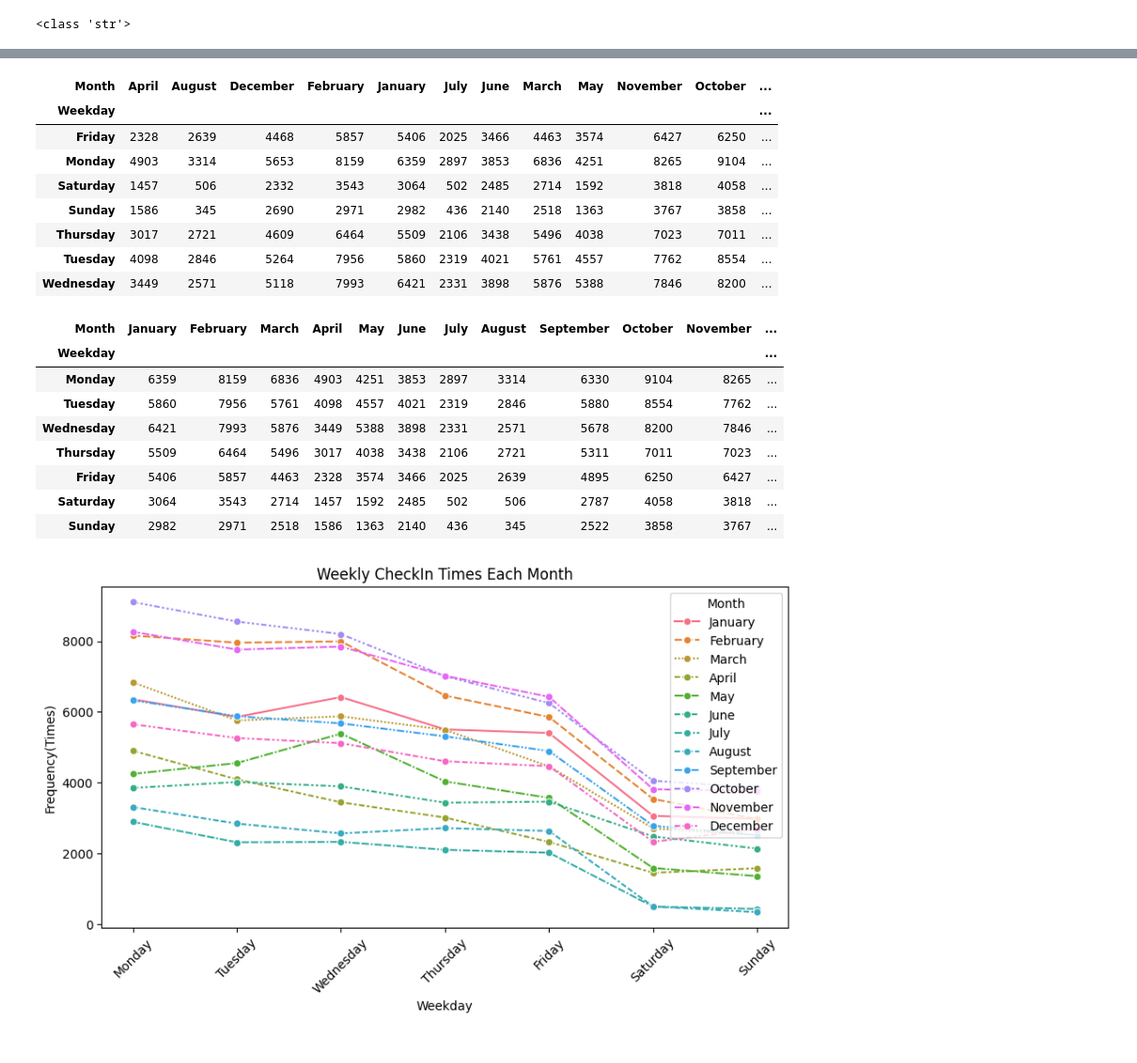
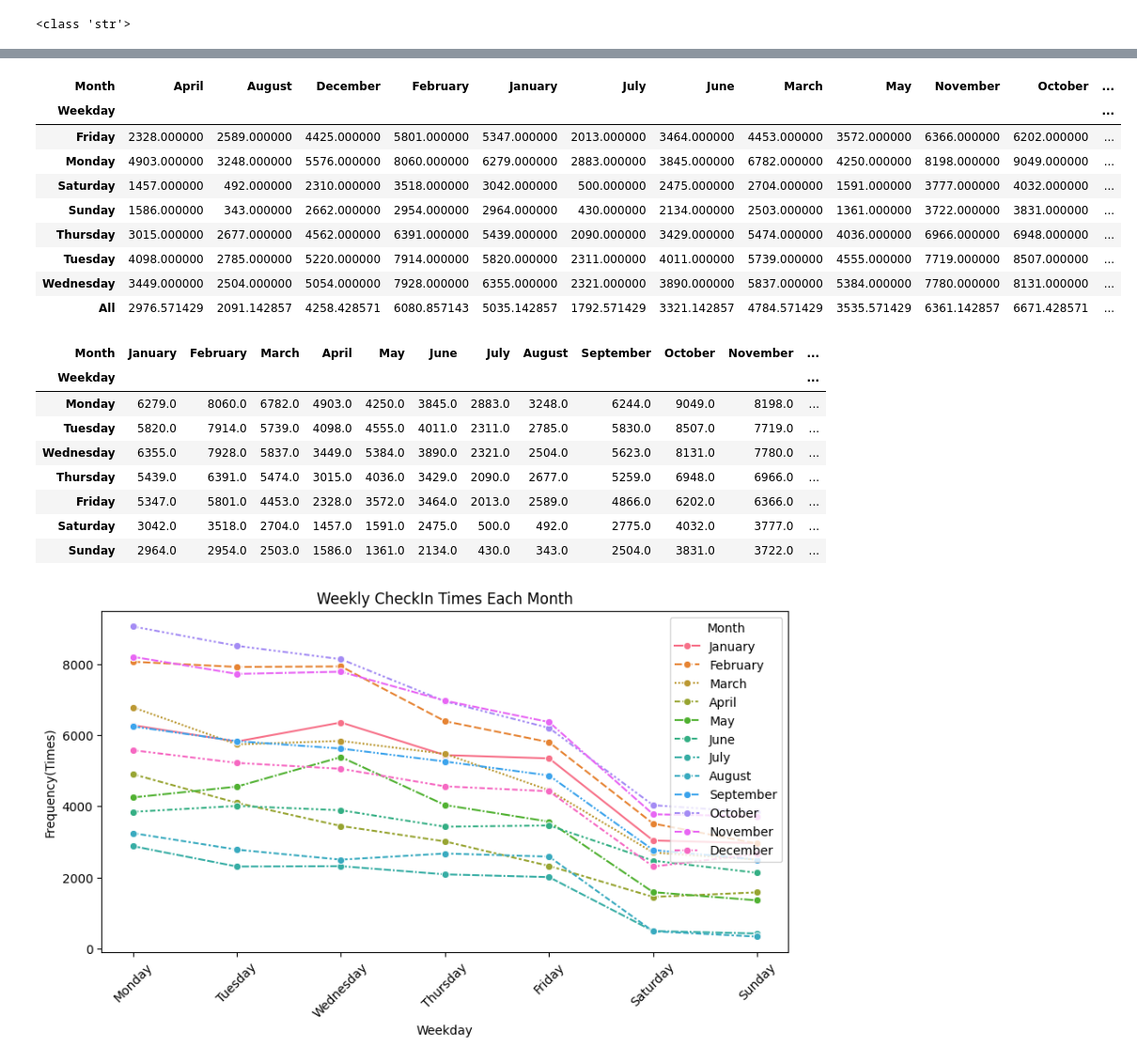
Before and after one commit to mingming2-alya/Business-Analyzing-with-ACLO, a Jupyter notebook: ACLO.ipynb, the cells around one changed output, grey strips where cells are left out. Shown at 94% size. Saved outputs shown, nothing was run; the diff lists cells and outputs as text; code cells hidden in the pictures.

```diff
--- a/ACLO.ipynb
+++ b/ACLO.ipynb
@@ -534,18 +536,19 @@ display(numWeekDay)
 84 rows × 3 columns
 # %%
 #Make weekday and month as the index and column of the table
-weekdayPivot = numWeekDay.pivot(index='Weekday', columns='Month', values='Frequency', fill_value = 0, margins = True)
+weekdayPivot = numWeekDay.pivot_table(index='Weekday', columns='Month', values='Frequency', fill_value = 0, margins = True)
 display(weekdayPivot)
 # %% [output]
 | Month | April | August | December | February | January | July | June | March | May | November | October | ... |
 | Weekday |  |  |  |  |  |  |  |  |  |  |  | ... |
-| Friday | 2328 | 2639 | 4468 | 5857 | 5406 | 2025 | 3466 | 4463 | 3574 | 6427 | 6250 | ... |
-| Monday | 4903 | 3314 | 5653 | 8159 | 6359 | 2897 | 3853 | 6836 | 4251 | 8265 | 9104 | ... |
-| Saturday | 1457 | 506 | 2332 | 3543 | 3064 | 502 | 2485 | 2714 | 1592 | 3818 | 4058 | ... |
-| Sunday | 1586 | 345 | 2690 | 2971 | 2982 | 436 | 2140 | 2518 | 1363 | 3767 | 3858 | ... |
-| Thursday | 3017 | 2721 | 4609 | 6464 | 5509 | 2106 | 3438 | 5496 | 4038 | 7023 | 7011 | ... |
-| Tuesday | 4098 | 2846 | 5264 | 7956 | 5860 | 2319 | 4021 | 5761 | 4557 | 7762 | 8554 | ... |
-| Wednesday | 3449 | 2571 | 5118 | 7993 | 6421 | 2331 | 3898 | 5876 | 5388 | 7846 | 8200 | ... |
+| Friday | 2328.000000 | 2589.000000 | 4425.000000 | 5801.000000 | 5347.000000 | 2013.000000 | 3464.000000 | 4453.000000 | 3572.000000 | 6366.000000 | 6202.000000 | ... |
+| Monday | 4903.000000 | 3248.000000 | 5576.000000 | 8060.000000 | 6279.000000 | 2883.000000 | 3845.000000 | 6782.000000 | 4250.000000 | 8198.000000 | 9049.000000 | ... |
+| Saturday | 1457.000000 | 492.000000 | 2310.000000 | 3518.000000 | 3042.000000 | 500.000000 | 2475.000000 | 2704.000000 | 1591.000000 | 3777.000000 | 4032.000000 | ... |
+| Sunday | 1586.000000 | 343.000000 | 2662.000000 | 2954.000000 | 2964.000000 | 430.000000 | 2134.000000 | 2503.000000 | 1361.000000 | 3722.000000 | 3831.000000 | ... |
+| Thursday | 3015.000000 | 2677.000000 | 4562.000000 | 6391.000000 | 5439.000000 | 2090.000000 | 3429.000000 | 5474.000000 | 4036.000000 | 6966.000000 | 6948.000000 | ... |
+| Tuesday | 4098.000000 | 2785.000000 | 5220.000000 | 7914.000000 | 5820.000000 | 2311.000000 | 4011.000000 | 5739.000000 | 4555.000000 | 7719.000000 | 8507.000000 | ... |
+| Wednesday | 3449.000000 | 2504.000000 | 5054.000000 | 7928.000000 | 6355.000000 | 2321.000000 | 3890.000000 | 5837.000000 | 5384.000000 | 7780.000000 | 8131.000000 | ... |
+| All | 2976.571429 | 2091.142857 | 4258.428571 | 6080.857143 | 5035.142857 | 1792.571429 | 3321.142857 | 4784.571429 | 3535.571429 | 6361.142857 | 6671.428571 | ... |
 # %%
 #increase readability
 
@@ -557,13 +560,13 @@ display(weekdayPivot)
 # %% [output]
 | Month | January | February | March | April | May | June | July | August | September | October | November | ... |
 | Weekday |  |  |  |  |  |  |  |  |  |  |  | ... |
-| Monday | 6359 | 8159 | 6836 | 4903 | 4251 | 3853 | 2897 | 3314 | 6330 | 9104 | 8265 | ... |
-| Tuesday | 5860 | 7956 | 5761 | 4098 | 4557 | 4021 | 2319 | 2846 | 5880 | 8554 | 7762 | ... |
-| Wednesday | 6421 | 7993 | 5876 | 3449 | 5388 | 3898 | 2331 | 2571 | 5678 | 8200 | 7846 | ... |
-| Thursday | 5509 | 6464 | 5496 | 3017 | 4038 | 3438 | 2106 | 2721 | 5311 | 7011 | 7023 | ... |
-| Friday | 5406 | 5857 | 4463 | 2328 | 3574 | 3466 | 2025 | 2639 | 4895 | 6250 | 6427 | ... |
-| Saturday | 3064 | 3543 | 2714 | 1457 | 1592 | 2485 | 502 | 506 | 2787 | 4058 | 3818 | ... |
-| Sunday | 2982 | 2971 | 2518 | 1586 | 1363 | 2140 | 436 | 345 | 2522 | 3858 | 3767 | ... |
+| Monday | 6279.0 | 8060.0 | 6782.0 | 4903.0 | 4250.0 | 3845.0 | 2883.0 | 3248.0 | 6244.0 | 9049.0 | 8198.0 | ... |
+| Tuesday | 5820.0 | 7914.0 | 5739.0 | 4098.0 | 4555.0 | 4011.0 | 2311.0 | 2785.0 | 5830.0 | 8507.0 | 7719.0 | ... |
+| Wednesday | 6355.0 | 7928.0 | 5837.0 | 3449.0 | 5384.0 | 3890.0 | 2321.0 | 2504.0 | 5623.0 | 8131.0 | 7780.0 | ... |
+| Thursday | 5439.0 | 6391.0 | 5474.0 | 3015.0 | 4036.0 | 3429.0 | 2090.0 | 2677.0 | 5259.0 | 6948.0 | 6966.0 | ... |
+| Friday | 5347.0 | 5801.0 | 4453.0 | 2328.0 | 3572.0 | 3464.0 | 2013.0 | 2589.0 | 4866.0 | 6202.0 | 6366.0 | ... |
+| Saturday | 3042.0 | 3518.0 | 2704.0 | 1457.0 | 1591.0 | 2475.0 | 500.0 | 492.0 | 2775.0 | 4032.0 | 3777.0 | ... |
+| Sunday | 2964.0 | 2954.0 | 2503.0 | 1586.0 | 1361.0 | 2134.0 | 430.0 | 343.0 | 2504.0 | 3831.0 | 3722.0 | ... |
 # %%
 #Plot
 plt.figure(figsize=(10,5))
```
Also changed, not shown: parts of 16 cells of this notebook.
